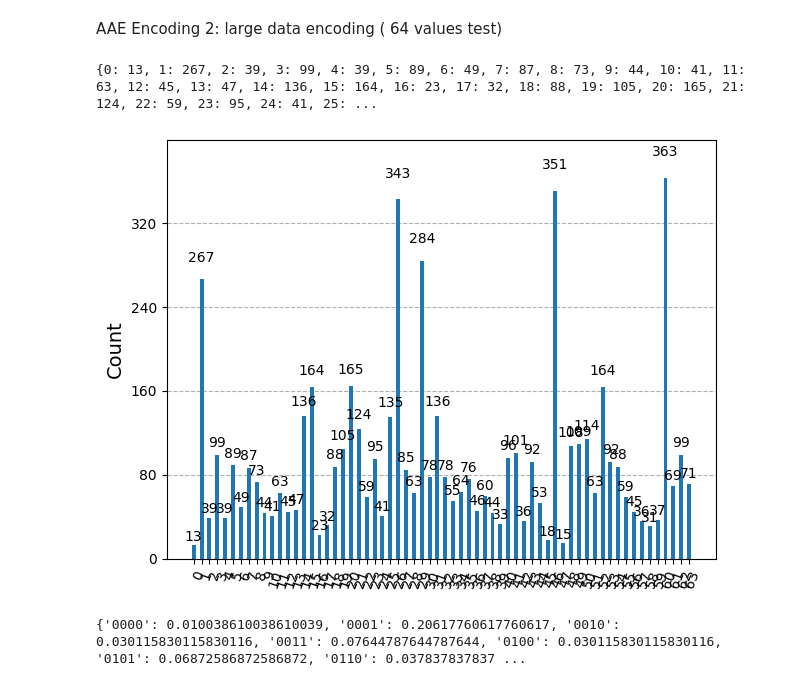
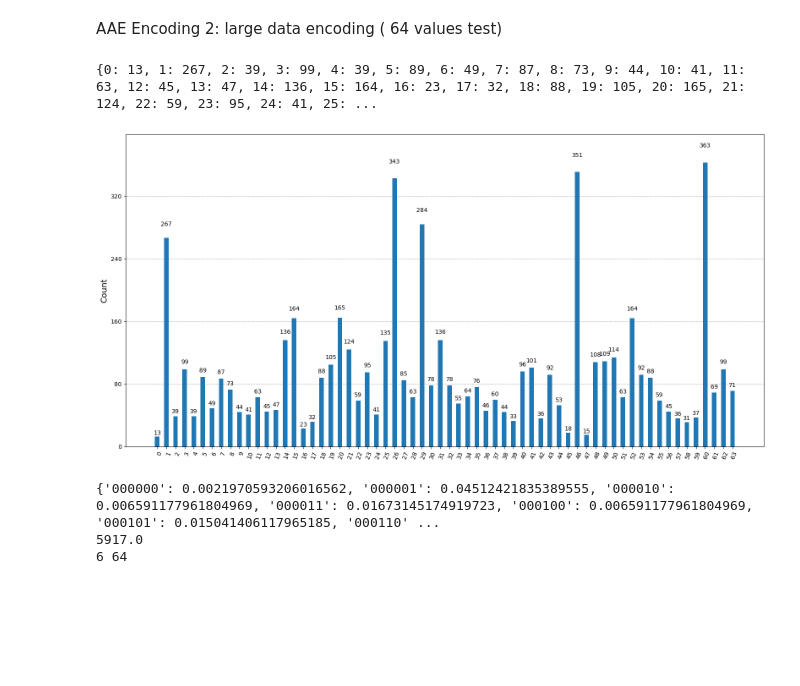
Before and after one commit to Daniel-D-Creator/air-pollution-data, a Jupyter notebook: baltimore-figures/Air Polution Data Encoding.ipynb, the cells around one changed output. Saved outputs shown, nothing was run; the diff lists cells and outputs as text; code cells hidden in the pictures; blank space fills up the shorter version.

```diff
--- a/baltimore-figures/Air Polution Data Encoding.ipynb
+++ b/baltimore-figures/Air Polution Data Encoding.ipynb
@@ -740,18 +740,24 @@ for i in range( 7882, 10000):
 # %%
 data_size = 64
 
 trend_dict = { i:store_dts[i] for i in range(data_size)}
+
+print( trend_dict)
+
+
+plot_histogram( trend_dict, figsize=( 16, 8))
+# %% [output]
+{0: 13, 1: 267, 2: 39, 3: 99, 4: 39, 5: 89, 6: 49, 7: 87, 8: 73, 9: 44, 10: 41, 11: 63, 12: 45, 13: 47, 14: 136, 15: 164, 16: 23, 17: 32, 18: 88, 19: 105, 20: 165, 21: 124, 22: 59, 23: 95, 24: 41, 25: ...
+[figure, added]
-# %%
-print( trend_dict)
-
-
-plot_histogram( trend_dict)
-# %% [output]
-{0: 13, 1: 267, 2: 39, 3: 99, 4: 39, 5: 89, 6: 49, 7: 87, 8: 73, 9: 44, 10: 41, 11: 63, 12: 45, 13: 47, 14: 136, 15: 164, 16: 23, 17: 32, 18: 88, 19: 105, 20: 165, 21: 124, 22: 59, 23: 95, 24: 41, 25: ...
-[figure, removed]
 # %%
-target_state, nsum = data_to_quantum_state( list( trend_dict.values() ), all_states )
-print( target_state, nsum)
+
+target_state, t_normalize_factor, t_qubit_size, t_hilbert_space = AAE_prepare_target_State(  list(trend_dict.values()) )
+
+print( target_state)
+print( t_normalize_factor )
+print( t_qubit_size, len( t_hilbert_space) )
 # %% [output]
-{'0000': 0.010038610038610039, '0001': 0.20617760617760617, '0010': 0.030115830115830116, '0011': 0.07644787644787644, '0100': 0.030115830115830116, '0101': 0.06872586872586872, '0110': 0.037837837837 ...
+{'000000': 0.0021970593206016562, '000001': 0.04512421835389555, '000010': 0.006591177961804969, '000011': 0.01673145174919723, '000100': 0.006591177961804969, '000101': 0.015041406117965185, '000110' ...
+5917.0
+6 64
 # %%
```
Also changed, not shown: parts of 6 cells of this notebook.
